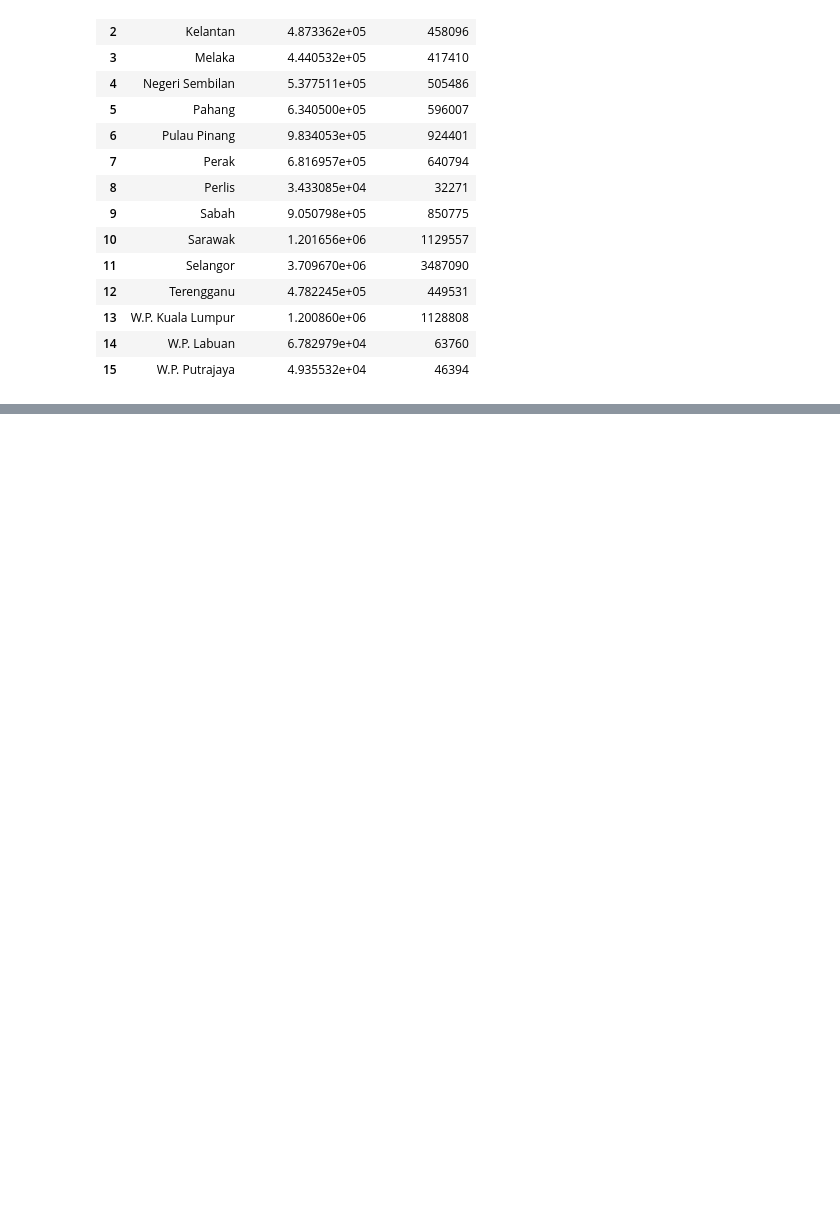
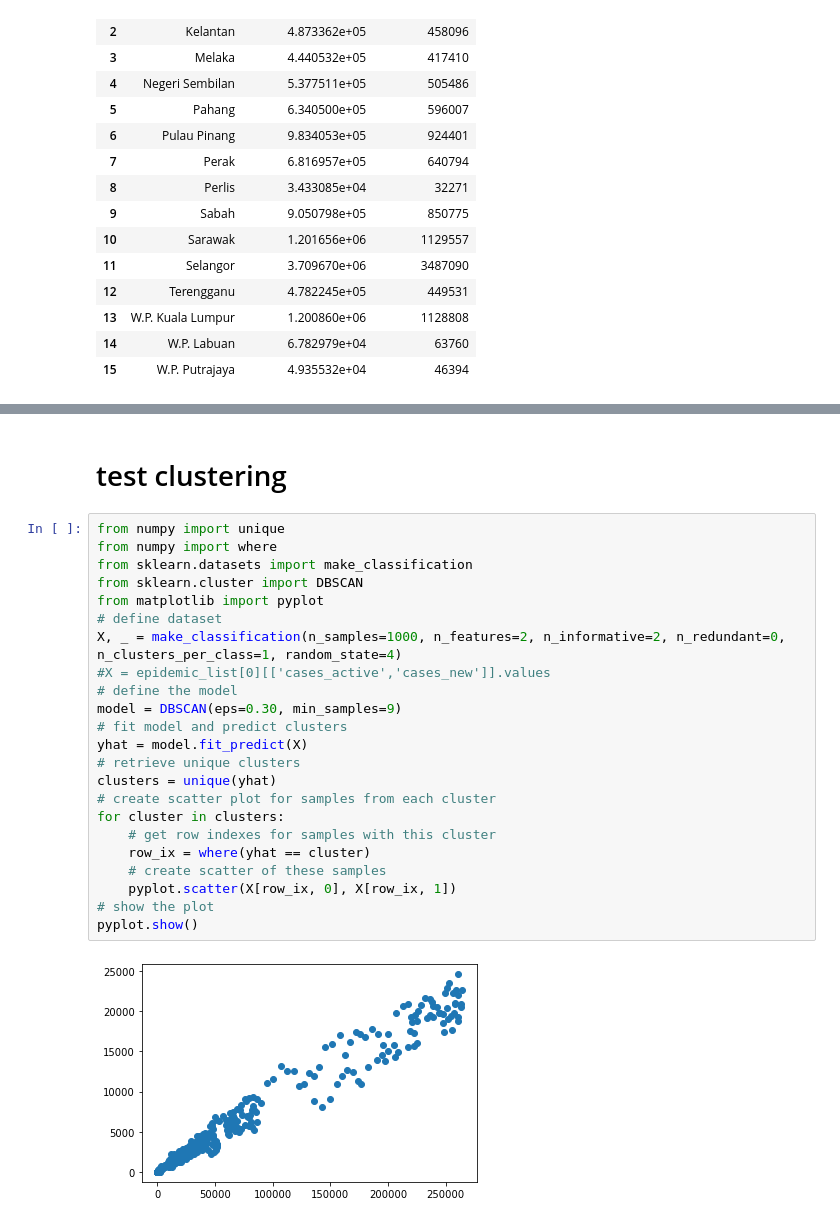
Before and after one commit to PriteshPatel3/covid-again, a Jupyter notebook: Untitled.ipynb, the cells around one changed output, grey strips where cells are left out. Drawn from its saved outputs; the diff is of its cells as text; blank space fills up the shorter version.

Commit message:
not sure how to do clustering properly

```diff
--- a/Untitled.ipynb
+++ b/Untitled.ipynb
@@ -496,0 +732,27 @@ state_testingRate
+# %% [markdown]
+# test clustering
+# %%
+from numpy import unique
+from numpy import where
+from sklearn.datasets import make_classification
+from sklearn.cluster import DBSCAN
+from matplotlib import pyplot
+# define dataset
+X, _ = make_classification(n_samples=1000, n_features=2, n_informative=2, n_redundant=0, n_clusters_per_class=1, random_state=4)
+#X = epidemic_list[0][['cases_active','cases_new']].values
+# define the model
+model = DBSCAN(eps=0.30, min_samples=9)
+# fit model and predict clusters
+yhat = model.fit_predict(X)
+# retrieve unique clusters
+clusters = unique(yhat)
+# create scatter plot for samples from each cluster
+for cluster in clusters:
+	# get row indexes for samples with this cluster
+	row_ix = where(yhat == cluster)
+	# create scatter of these samples
+	pyplot.scatter(X[row_ix, 0], X[row_ix, 1])
+# show the plot
+pyplot.show()
+# %% [output]
+[figure, added]
```
Also changed, not shown: parts of 40 cells of this notebook.
